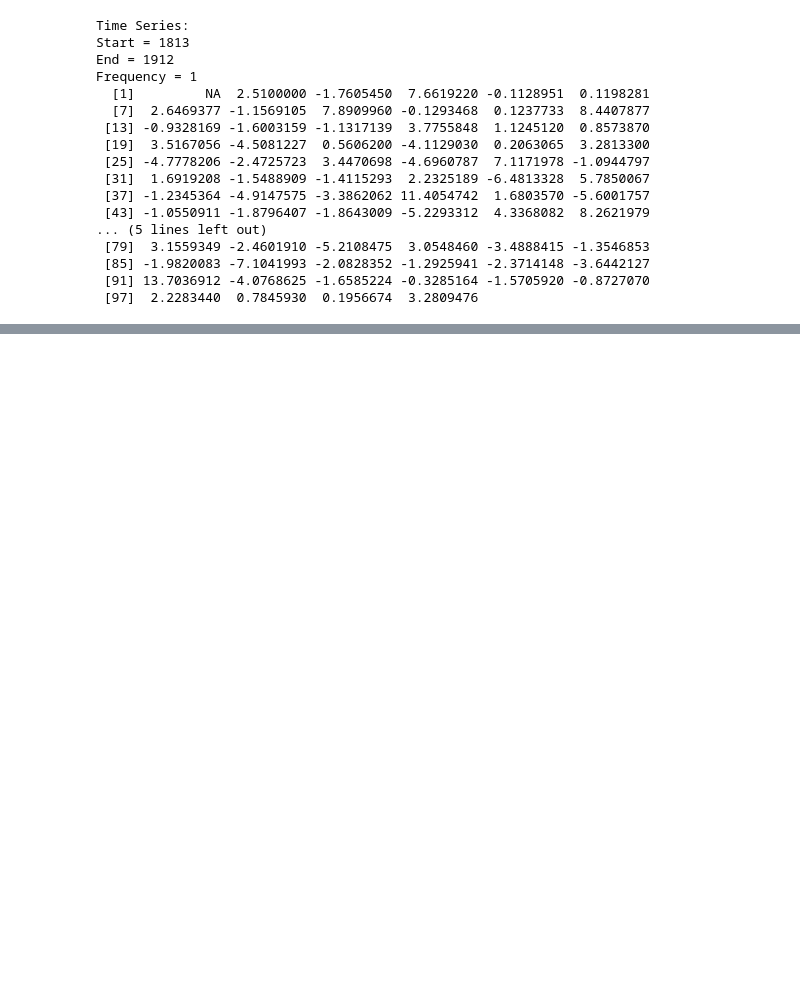
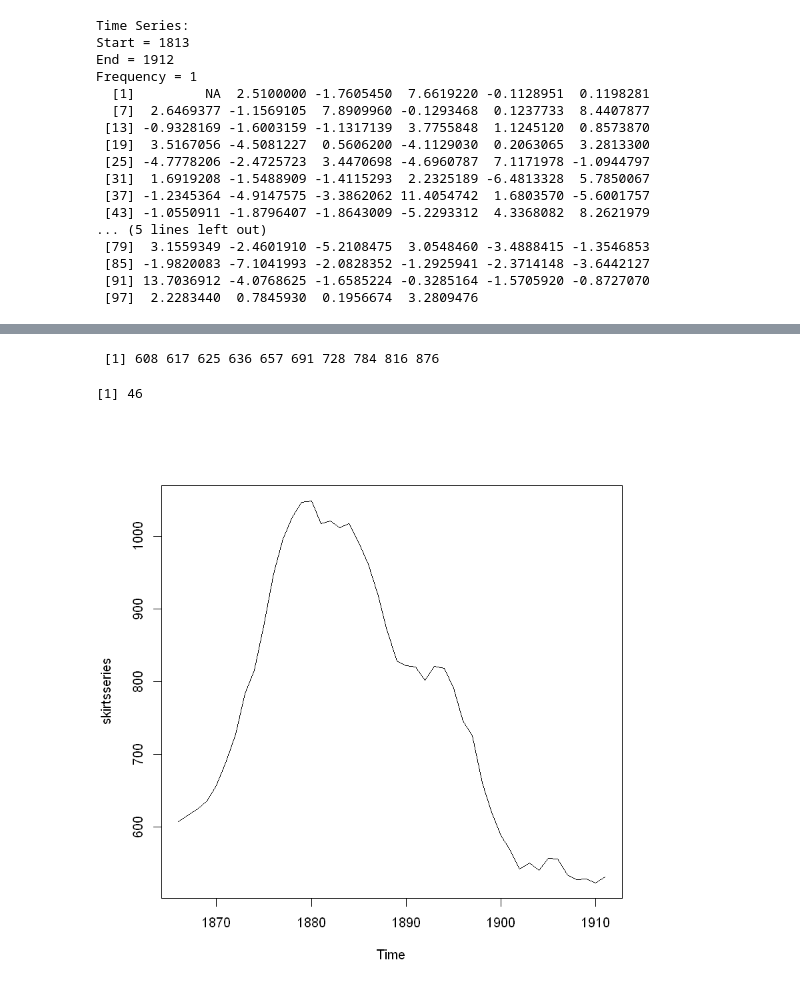
Before and after one commit to iamjz/R-Data, a Jupyter notebook: Timeseries.ipynb, the cells around one changed output, grey strips where cells are left out. Drawn from its saved outputs; the diff is of its cells as text; code cells hidden in the pictures; blank space fills up the shorter version.

```diff
--- a/Timeseries.ipynb
+++ b/Timeseries.ipynb
@@ -491,0 +494,16 @@ ERROR: Error in rainseriesforecasts2[!as.factor(rainseriesforecasts2$residuals),
+# %%
+skirts <- scan("http://robjhyndman.com/tsdldata/roberts/skirts.dat",skip=5)
+# %%
+skirts[1:10]
+# %% [output]
+ [1] 608 617 625 636 657 691 728 784 816 876
+# %%
+length(skirts)
+# %% [output]
+[1] 46
+# %%
+skirtsseries <- ts(skirts,start=c(1866))
+# %%
+plot.ts(skirtsseries)
+# %% [output]
+[figure, added]
```
Also changed, not shown: parts of 26 cells of this notebook.
